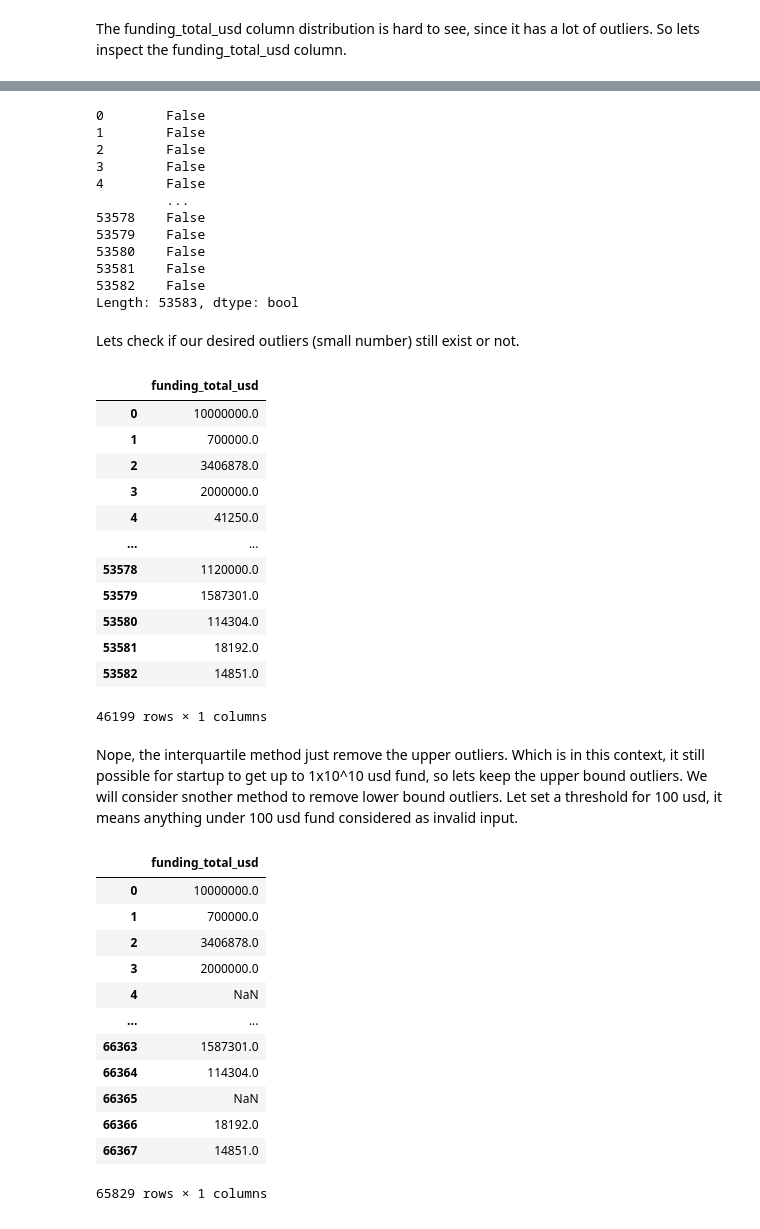
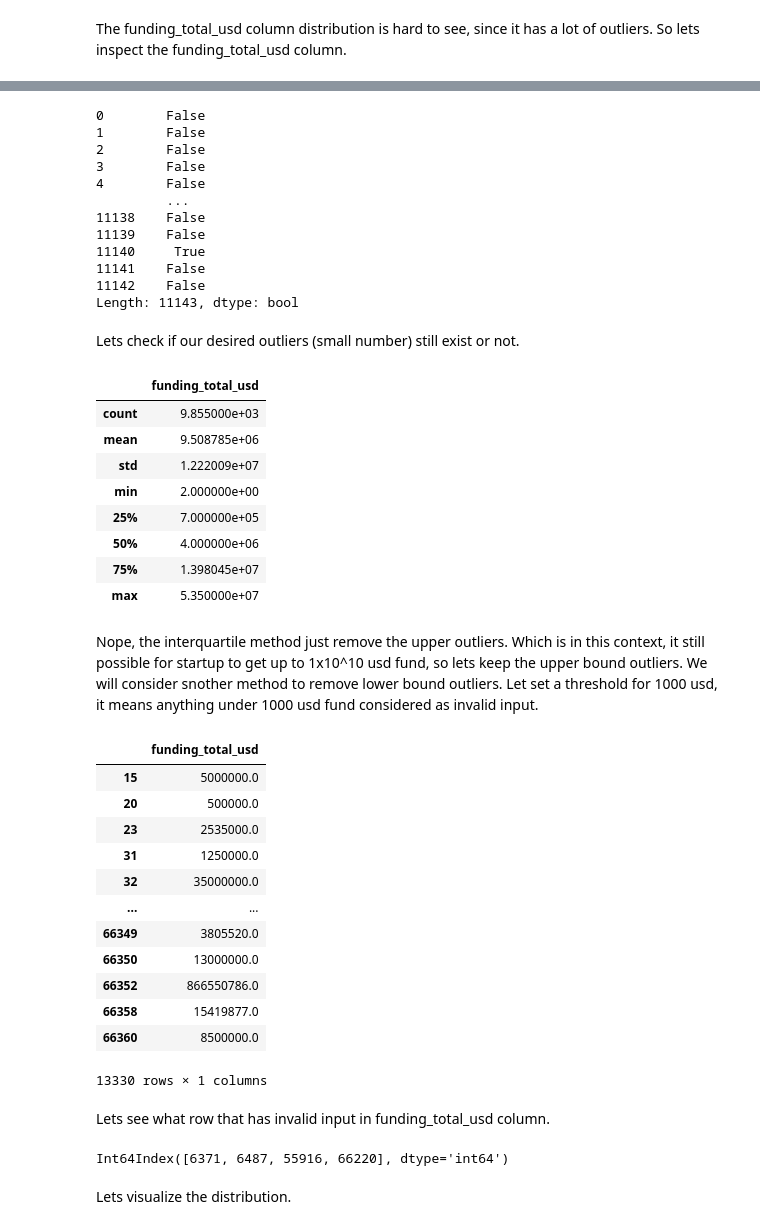
Before and after one commit to alfiannajih/startup-prediction, a Jupyter notebook: EDA startup.ipynb, the cells around one changed output, grey strips where cells are left out. Drawn from its saved outputs; the diff is of its cells as text; code cells hidden in the pictures.

```diff
--- a/EDA startup.ipynb
+++ b/EDA startup.ipynb
@@ -60,0 +70,6 @@ Index(['permalink', 'name', 'homepage_url', 'category_list',
+# %%
+valid_index = (~(raw_data['status'] == 'operating'))
+
+raw_data = raw_data[valid_index]
+
+raw_data
@@ -208,6 +238,7 @@ def find_outliers(data):
 # %%
 outliers = find_outliers(raw_data['funding_total_usd'])
 
+
 outliers
 # %% [output]
 0        False
@@ -216,47 +247,51 @@ outliers
 3        False
 4        False
          ...
-53578    False
-53579    False
-53580    False
-53581    False
-53582    False
-Length: 53583, dtype: bool
+11138    False
+11139    False
+11140     True
+11141    False
+11142    False
+Length: 11143, dtype: bool
 # %% [markdown]
 Lets check if our desired outliers (small number) still exist or not.
 # %%
-raw_data[['funding_total_usd']].dropna().reset_index(drop=True)[~outliers]
+raw_data[['funding_total_usd']].dropna().reset_index(drop=True)[~outliers].describe()
 # %% [output]
 |  | funding_total_usd |
-| 0 | 10000000.0 |
-| 1 | 700000.0 |
-| 2 | 3406878.0 |
-| 3 | 2000000.0 |
-| 4 | 41250.0 |
-| ... | ... |
-| 53578 | 1120000.0 |
-| 53579 | 1587301.0 |
-| 53580 | 114304.0 |
-| 53581 | 18192.0 |
-| 53582 | 14851.0 |
+| count | 9.855000e+03 |
+| mean | 9.508785e+06 |
+| std | 1.222009e+07 |
+| min | 2.000000e+00 |
+| 25% | 7.000000e+05 |
+| 50% | 4.000000e+06 |
+| 75% | 1.398045e+07 |
+| max | 5.350000e+07 |
-46199 rows × 1 columns
 # %% [markdown]
-Nope, the interquartile method just remove the upper outliers. Which is in this context, it still possible for startup to get up to 1x10^10 usd fund, so lets keep the upper bound outliers. We will consider snother method to remove lower bound outliers. Let set a threshold for 100 usd, it means anything under 100 usd fund considered as invalid input.
+Nope, the interquartile method just remove the upper outliers. Which is in this context, it still possible for startup to get up to 1x10^10 usd fund, so lets keep the upper bound outliers. We will consider snother method to remove lower bound outliers. Let set a threshold for 1000 usd, it means anything under 1000 usd fund considered as invalid input.
 # %%
-valid_input = ~(raw_data['funding_total_usd'] < 10000)
+valid_input = ~(raw_data['funding_total_usd'] < 1000)
 
 raw_data[['funding_total_usd']][valid_input]
 # %% [output]
 |  | funding_total_usd |
-| 0 | 10000000.0 |
-| 1 | 700000.0 |
-| 2 | 3406878.0 |
-| 3 | 2000000.0 |
-| 4 | NaN |
+| 15 | 5000000.0 |
+| 20 | 500000.0 |
+| 23 | 2535000.0 |
+| 31 | 1250000.0 |
+| 32 | 35000000.0 |
 | ... | ... |
-| 66363 | 1587301.0 |
-| 66364 | 114304.0 |
-| 66365 | NaN |
-| 66366 | 18192.0 |
-| 66367 | 14851.0 |
+| 66349 | 3805520.0 |
+| 66350 | 13000000.0 |
+| 66352 | 866550786.0 |
+| 66358 | 15419877.0 |
+| 66360 | 8500000.0 |
-65829 rows × 1 columns
+13330 rows × 1 columns
+# %% [markdown]
+Lets see what row that has invalid input in funding_total_usd column.
+# %%
+invalid_input_id = raw_data[['funding_total_usd']][~valid_input].index
+
+invalid_input_id
+# %% [output]
+Int64Index([6371, 6487, 55916, 66220], dtype='int64')
@@ -262,0 +303,2 @@ raw_data[['funding_total_usd']][valid_input]
+# %% [markdown]
+Lets visualize the distribution.
```
Also changed, not shown: parts of 29 cells of this notebook.
